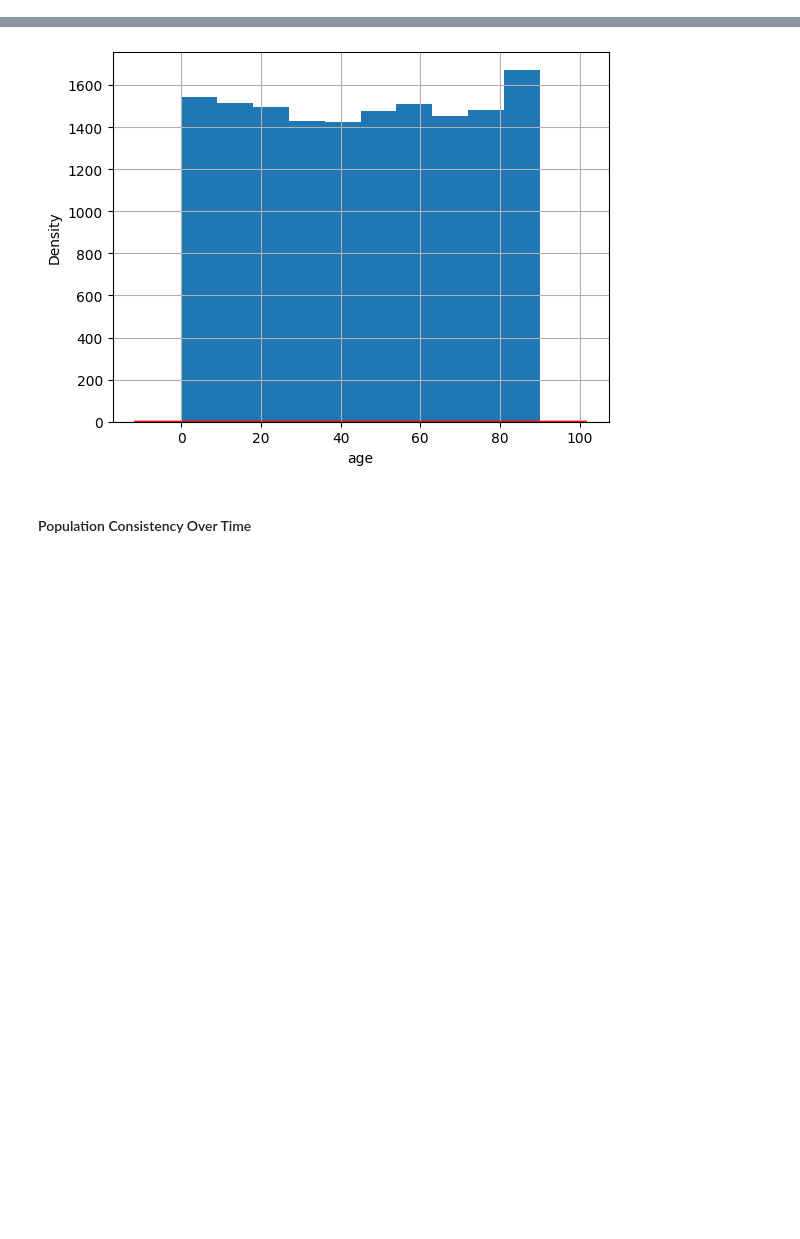
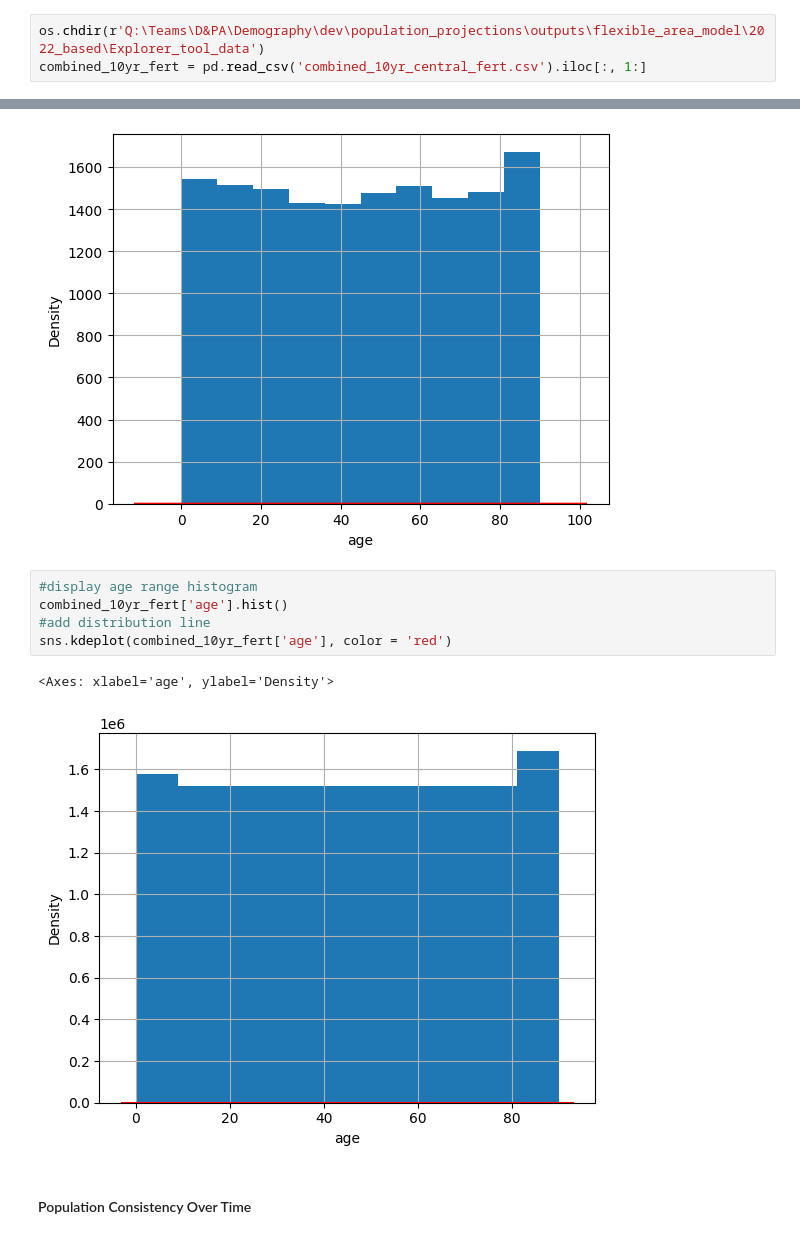
Before and after one commit to SebastianHeslinRees/Projections_QA, a Jupyter notebook: logical_checks_population_projections.ipynb, the cells around one changed output, grey strips where cells are left out. Drawn from its saved outputs; the diff is of its cells as text; blank space fills up the shorter version.

```diff
--- a/logical_checks_population_projections.ipynb
+++ b/logical_checks_population_projections.ipynb
@@ -30,0 +10,3 @@ df
+# %%
+os.chdir(r'Q:\Teams\D&PA\Demography\dev\population_projections\outputs\flexible_area_model\2022_based\Explorer_tool_data')
+combined_10yr_fert = pd.read_csv('combined_10yr_central_fert.csv').iloc[:, 1:]
@@ -122,5 +172,13 @@ sns.kdeplot(df['age'], color = 'red')
 Max age: 90
 Min age: 0
 [figure]
+# %%
+#display age range histogram
+combined_10yr_fert['age'].hist()
+#add distribution line
+sns.kdeplot(combined_10yr_fert['age'], color = 'red')
+# %% [output]
+<Axes: xlabel='age', ylabel='Density'>
+[figure, added]
 # %% [markdown]
 #### Population Consistency Over Time
```
Also changed, not shown: parts of 36 cells of this notebook.
